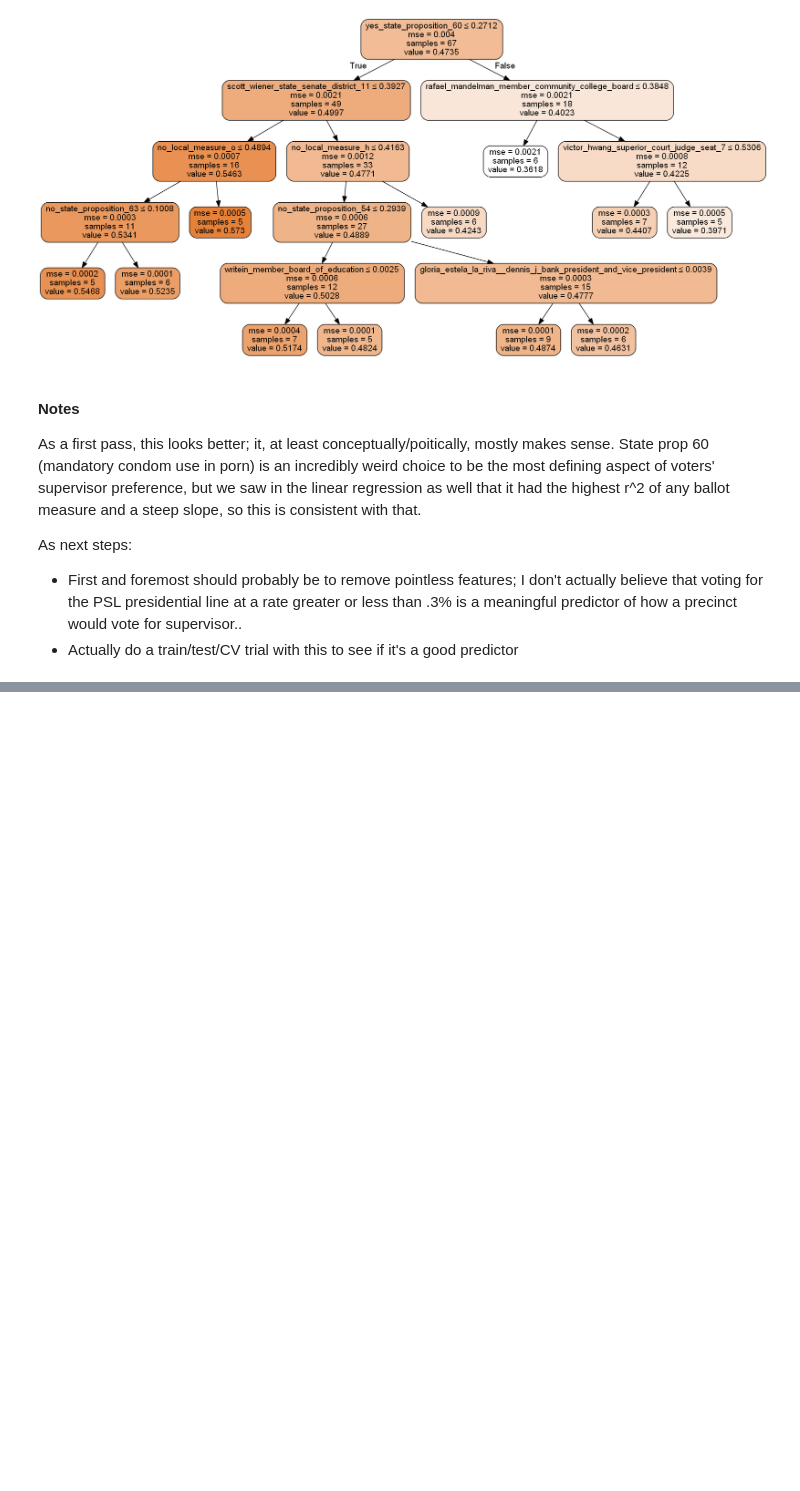
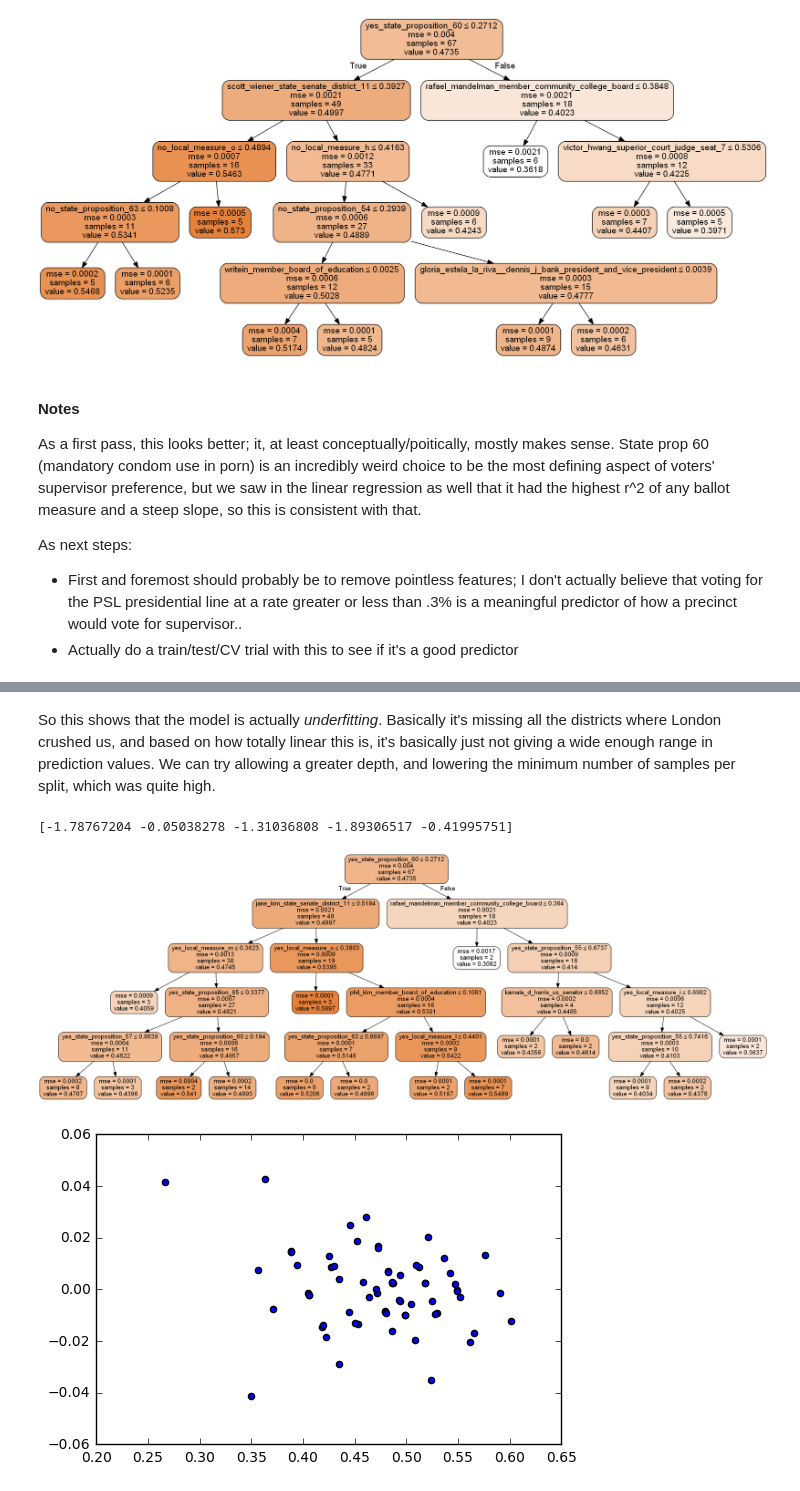
Before and after one commit to cmdavis4/sf-elections, a Jupyter notebook: d5_race_ml.ipynb, the cells around one changed output, grey strips where cells are left out. Saved outputs shown, nothing was run; the diff lists cells and outputs as text; code cells hidden in the pictures; blank space fills up the shorter version.

```diff
--- a/d5_race_ml.ipynb
+++ b/d5_race_ml.ipynb
@@ -119,0 +278,24 @@ As next steps:
+# %% [markdown]
+So this shows that the model is actually *underfitting*. Basically it's missing all the districts where London crushed us, and based on how totally linear this is, it's basically just not giving a wide enough range in prediction values. We can try allowing a greater depth, and lowering the minimum number of samples per split, which was quite high.
+# %%
+improved_regressor = DecisionTreeRegressor(
+    max_depth=5,
+    min_samples_split=3,
+    min_samples_leaf=2
+)
+improved_regressor.fit(feature_subset.values, endogenous)
+dot_data = tree.export_graphviz(improved_regressor, out_file=None,
+                                feature_names=feature_subset.columns,
+                                class_names=['london', 'dean'],
+                                filled=True, rounded=True,
+                                special_characters=True,
+                                proportion=False
+                               )
+graph = pydotplus.graph_from_dot_data(dot_data)
+print(cross_val_score(improved_regressor, feature_subset.values, endogenous, cv=5))
+plt.scatter(endogenous.values, improved_regressor.predict(feature_subset.values)-endogenous)
+Image(graph.create_png())
+# %% [output]
+[-1.78767204 -0.05038278 -1.31036808 -1.89306517 -0.41995751]
+[figure, added]
+[figure, added]
```
Also changed, not shown: parts of 17 cells of this notebook.
